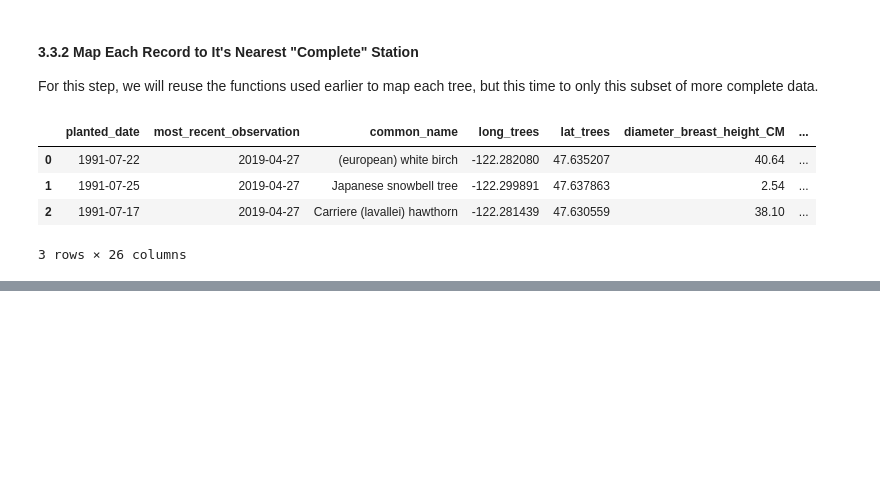
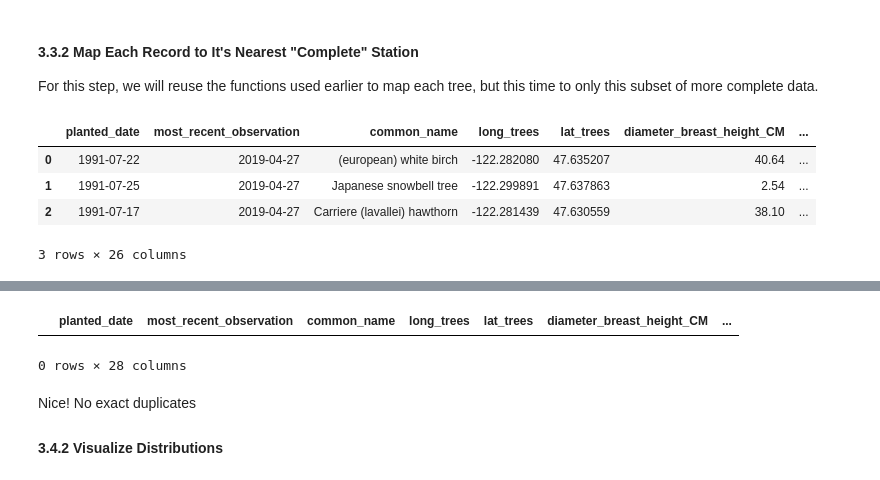
Before and after one commit to BrettlyCD/seattle-trees-project, a Jupyter notebook: notebooks/02_exploratory_data_analysis.ipynb, the cells around one changed output, grey strips where cells are left out. Saved outputs shown, nothing was run; the diff lists cells and outputs as text; code cells hidden in the pictures; blank space fills up the shorter version.

```diff
--- a/notebooks/02_exploratory_data_analysis.ipynb
+++ b/notebooks/02_exploratory_data_analysis.ipynb
@@ -652,0 +696,12 @@ trees_climate.head(3)
+# %%
+duplicates = trees_climate.duplicated()
+duplicated_records = trees_climate[duplicates].sort_values('tree_id')
+
+duplicated_records
+# %% [output]
+|  | planted_date | most_recent_observation | common_name | long_trees | lat_trees | diameter_breast_height_CM | ... |
+0 rows × 28 columns
+# %% [markdown]
+Nice! No exact duplicates
+
+#### 3.4.2 Visualize Distributions
```
Also changed, not shown: parts of 6 cells of this notebook.
